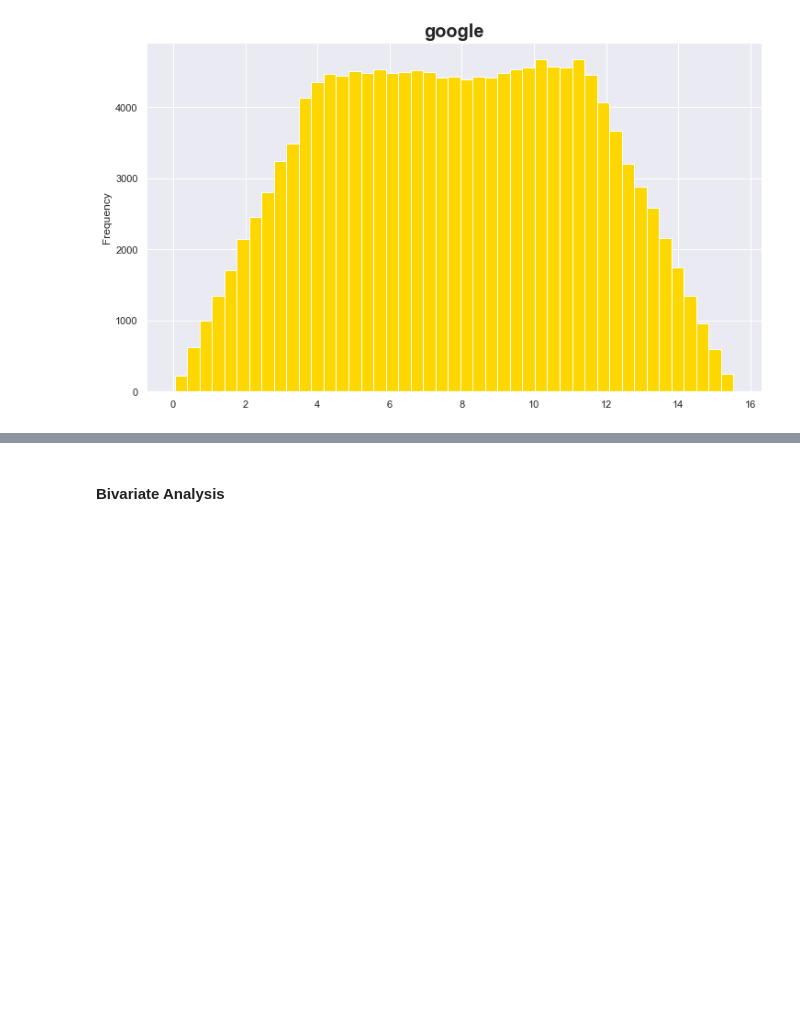
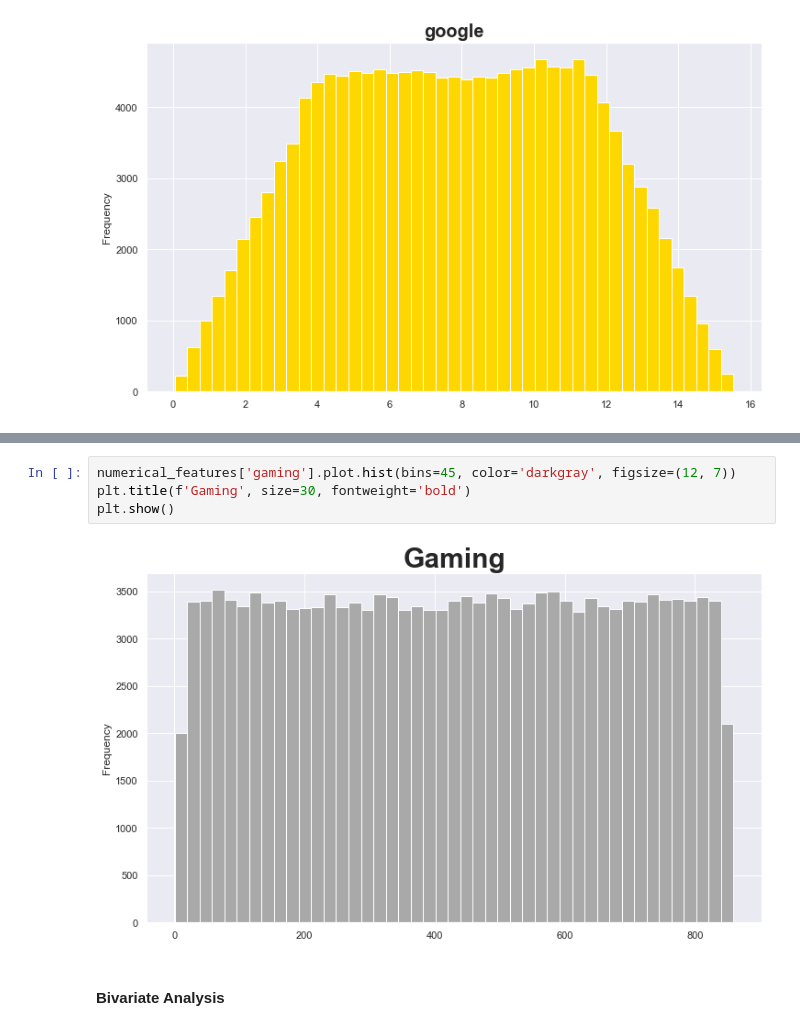
Before and after one commit to Melak2017/Telecommunication-Data-Analysis, a Jupyter notebook: Jup_Notebooks/Data_Exploration.ipynb, the cells around one changed output, grey strips where cells are left out. Drawn from its saved outputs; the diff is of its cells as text; blank space fills up the shorter version.

```diff
--- a/Jup_Notebooks/Data_Exploration.ipynb
+++ b/Jup_Notebooks/Data_Exploration.ipynb
@@ -261,3 +267,9 @@ plt.show()
+# %%
+numerical_features['gaming'].plot.hist(bins=45, color='darkgray', figsize=(12, 7))
+plt.title(f'Gaming', size=30, fontweight='bold')
+plt.show()
+# %% [output]
+[figure, added]
 # %% [markdown]
 #### Bivariate Analysis
 # %% [markdown]
```
Also changed, not shown: parts of 3 cells of this notebook.
